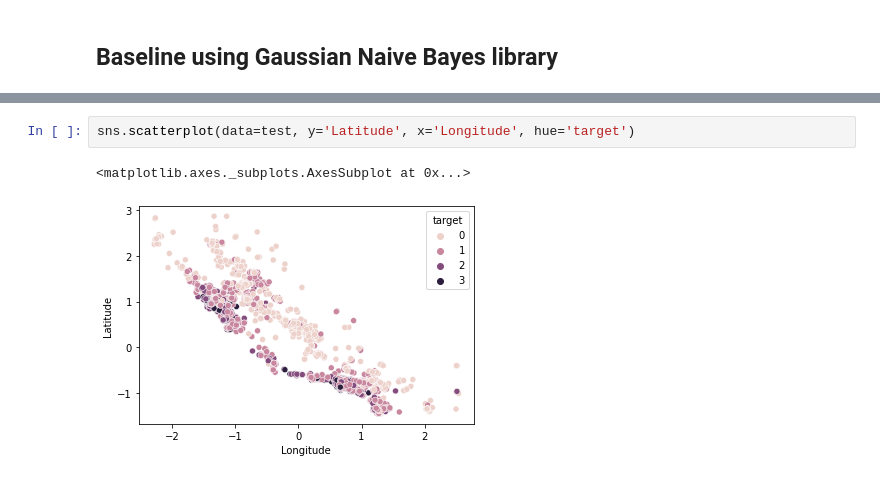
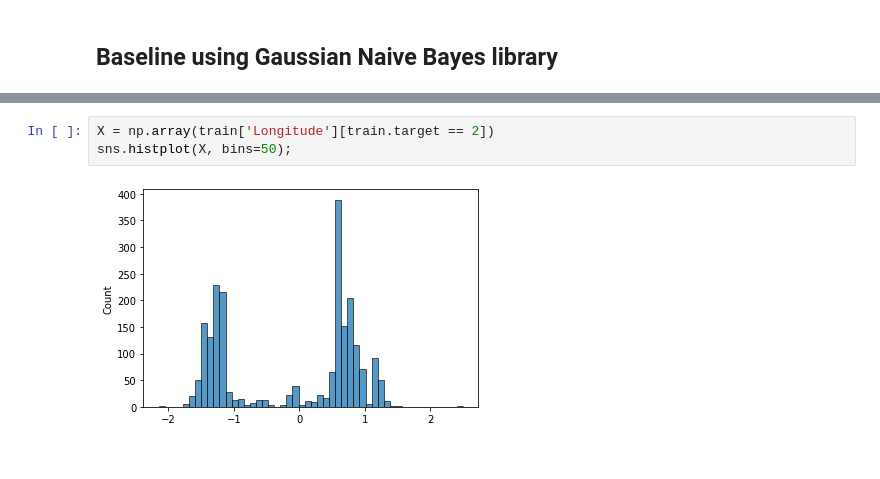
Before and after one commit to ameyvadnere/CS418-Statistical-Pattern-Recognition-Lab, a Jupyter notebook: Assignment 2/Q3/classifier.ipynb, the cells around one changed output, grey strips where cells are left out. Cells and saved outputs as stored; diff of their text form.

```diff
--- a/Assignment 2/Q3/classifier.ipynb
+++ b/Assignment 2/Q3/classifier.ipynb
@@ -140,6 +156,6 @@ Longitude     -119.936119
 dtype: float64
-# %%
-sns.scatterplot(data=test, y='Latitude', x='Longitude', hue='target')
-# %% [output]
-<matplotlib.axes._subplots.AxesSubplot at 0x...>
-[figure, removed]
+# %%
+X = np.array(train['Longitude'][train.target == 2])
+sns.histplot(X, bins=50);
+# %% [output]
+[figure, added]
```
Also changed, not shown: parts of 14 cells of this notebook, 2 other files.
